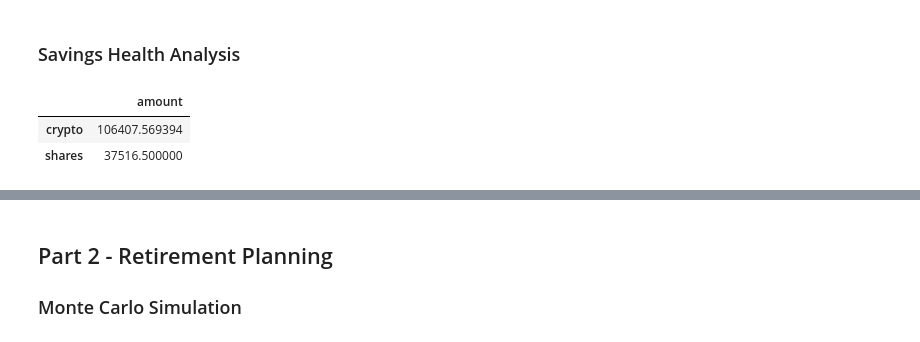
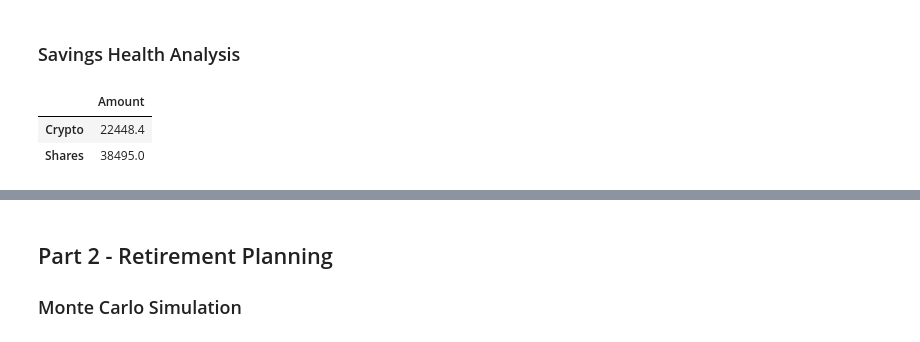
Before and after one commit to robel-codes/financial-planner, a Jupyter notebook: financial-planner.ipynb, the cells around one changed output, grey strips where cells are left out. Drawn from its saved outputs; the diff is of its cells as text; code cells hidden in the pictures.

Commit message:
assessed the financial and saving health

```diff
--- a/financial-planner.ipynb
+++ b/financial-planner.ipynb
@@ -130,17 +130,19 @@ The current value of your 200 AGG shares is $19044.00
 ### Savings Health Analysis
 # %%
 # Set monthly household income
-# YOUR CODE HERE!
+monthly_income =12000
 
 # Consolidate financial assets data
-# YOUR CODE HERE!
+total_crypto_value = my_btc_value + my_eth_value
+total_shares_value = my_spy_value + my_agg_value
 
 # Create savings DataFrame
-# YOUR CODE HERE!
+value_data ={ "Amount": [total_crypto_value, total_shares_value]}
+df_savings = pd.DataFrame(value_data, index=["Crypto","Shares"])
 
 # Display savings DataFrame
 display(df_savings)
 # %% [output]
-|  | amount |
-| crypto | 106407.569394 |
-| shares | 37516.500000 |
+|  | Amount |
+| Crypto | 22448.4 |
+| Shares | 38495.0 |
```
Also changed, not shown: parts of 4 cells of this notebook.
